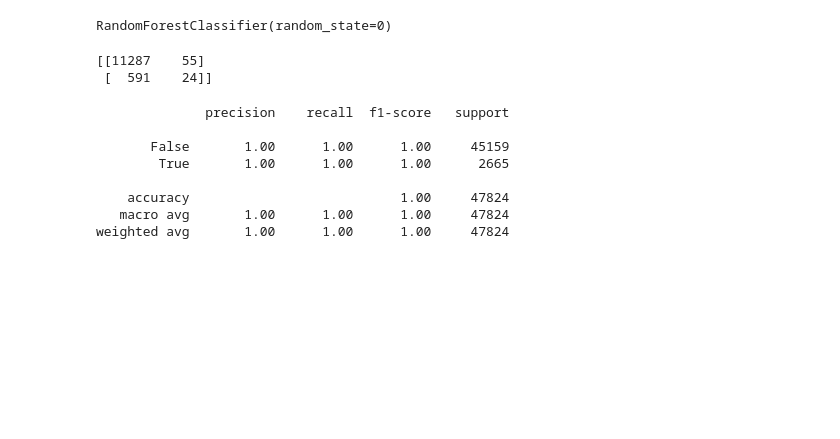
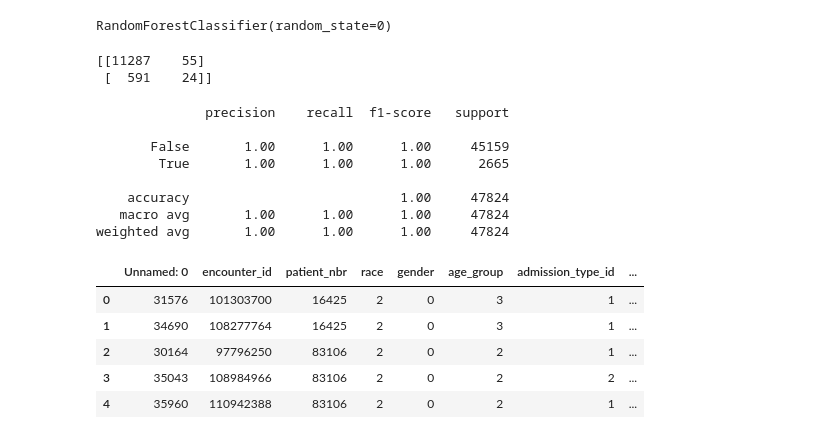
Before and after one commit to tzukpolinsky/DiabetesMLProject, a Jupyter notebook: nitsan_notebook.ipynb, the cells around one changed output. Cells and saved outputs as stored; diff of their text form; code cells hidden in the pictures; blank space fills up the shorter version.

```diff
--- a/nitsan_notebook.ipynb
+++ b/nitsan_notebook.ipynb
@@ -253,0 +280,11 @@ weighted avg       1.00      1.00      1.00     47824
+# %%
+#filtered_data=pd.read_csv(r'C:\Users\Nitsan Cooper\OneDrive\מסמכים\DiabetesMLProject\data\filtered_data.csv')
+data_cleaner=pd.read_csv(r'C:\Users\Nitsan Cooper\OneDrive\מסמכים\DiabetesMLProject\dataCleaner.csv')
+data_cleaner.head()
+# %% [output]
+|  | Unnamed: 0 | encounter_id | patient_nbr | race | gender | age_group | admission_type_id | ... |
+| 0 | 31576 | 101303700 | 16425 | 2 | 0 | 3 | 1 | ... |
+| 1 | 34690 | 108277764 | 16425 | 2 | 0 | 3 | 1 | ... |
+| 2 | 30164 | 97796250 | 83106 | 2 | 0 | 2 | 1 | ... |
+| 3 | 35043 | 108984966 | 83106 | 2 | 0 | 2 | 2 | ... |
+| 4 | 35960 | 110942388 | 83106 | 2 | 0 | 2 | 1 | ... |
```
Also changed, not shown: parts of 11 cells of this notebook, 2 other files.
